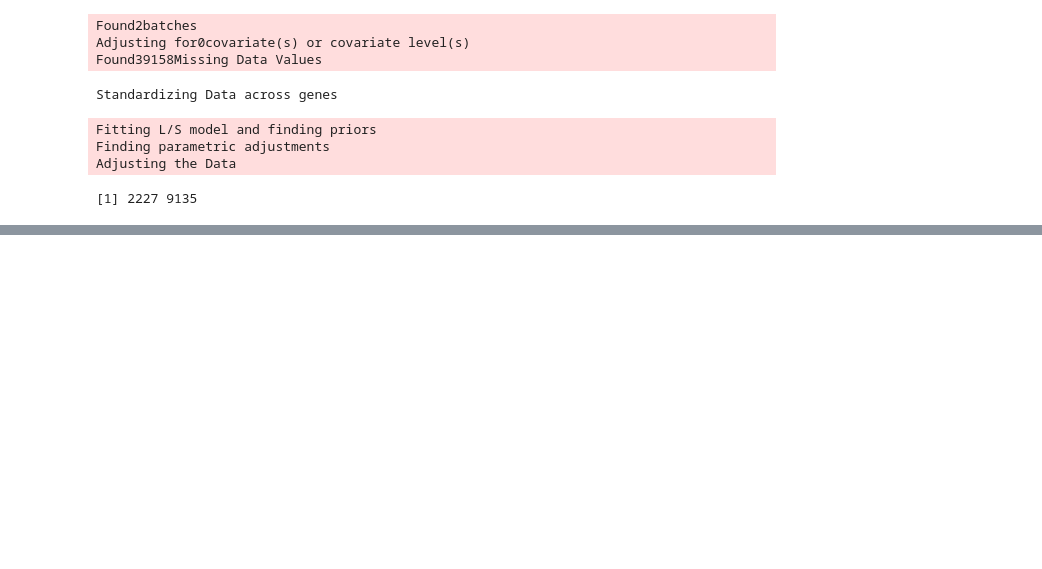
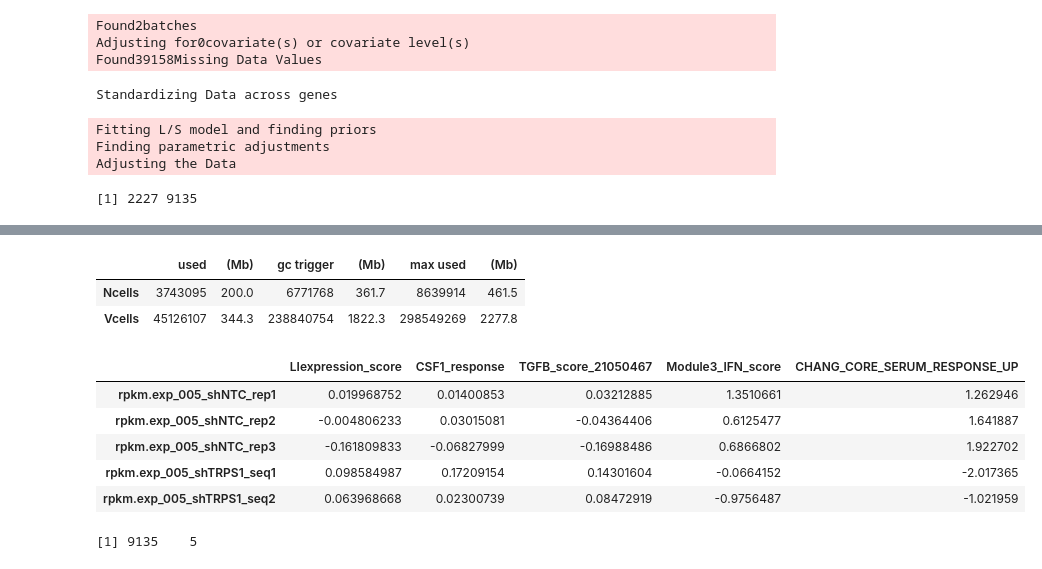
Before and after one commit to Gibbsdavidl/Immune-Subtype-Clustering, a Jupyter notebook: Notebooks/Call_immune_subtypes_on_new_data.ipynb, the cells around one changed output, grey strips where cells are left out. Saved outputs shown, nothing was run; the diff lists cells and outputs as text; code cells hidden in the pictures; blank space fills up the shorter version.

```diff
--- a/Notebooks/Call_immune_subtypes_on_new_data.ipynb
+++ b/Notebooks/Call_immune_subtypes_on_new_data.ipynb
@@ -242,3 +256,18 @@ qplot(as.numeric(zscores[,1]), geom='density')
+# %%
+gc()
+zscores[1:5,1:5]
+dim(zscores)
+# %% [output]
+|  | used | (Mb) | gc trigger | (Mb) | max used | (Mb) |
+| Ncells | 3743095 | 200.0 | 6771768 | 361.7 | 8639914 | 461.5 |
+| Vcells | 45126107 | 344.3 | 238840754 | 1822.3 | 298549269 | 2277.8 |
+|  | LIexpression_score | CSF1_response | TGFB_score_21050467 | Module3_IFN_score | CHANG_CORE_SERUM_RESPONSE_UP |
+| rpkm.exp_005_shNTC_rep1 | 0.019968752 | 0.01400853 | 0.03212885 | 1.3510661 | 1.262946 |
+| rpkm.exp_005_shNTC_rep2 | -0.004806233 | 0.03015081 | -0.04364406 | 0.6125477 | 1.641887 |
+| rpkm.exp_005_shNTC_rep3 | -0.161809833 | -0.06827999 | -0.16988486 | 0.6866802 | 1.922702 |
+| rpkm.exp_005_shTRPS1_seq1 | 0.098584987 | 0.17209154 | 0.14301604 | -0.0664152 | -2.017365 |
+| rpkm.exp_005_shTRPS1_seq2 | 0.063968668 | 0.02300739 | 0.08472919 | -0.9756487 | -1.021959 |
+[1] 9135    5
 # %%
 
   # load the clustering model trained on all pancan data.
```
Also changed, not shown: parts of 18 cells of this notebook, 1 other file.
